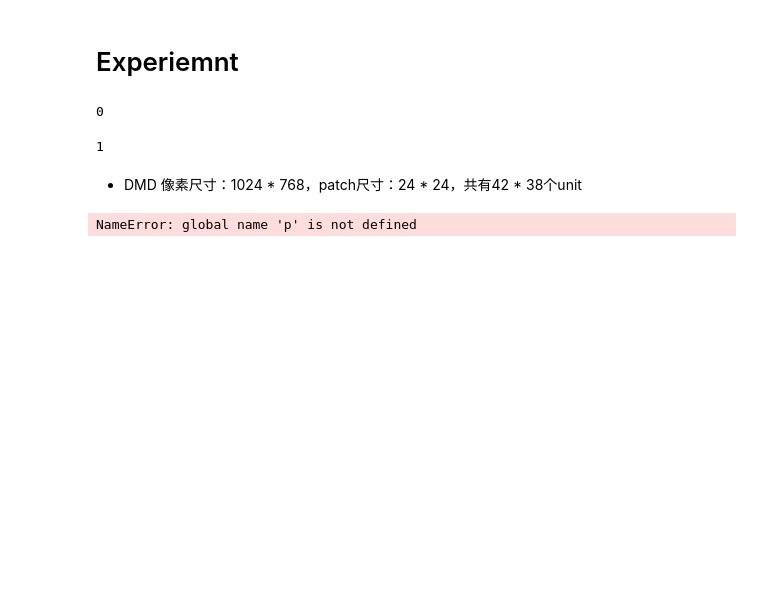
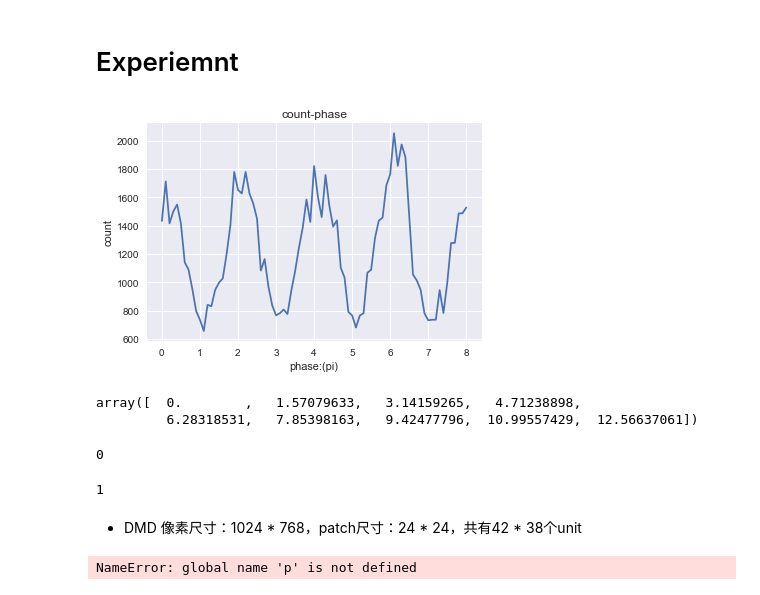
Before and after one commit to ZhonghuaQian/DMD, a Jupyter notebook: DMS+Simulation-Copy1.ipynb, the cells around one changed output. Drawn from its saved outputs; the diff is of its cells as text; code cells hidden in the pictures; blank space fills up the shorter version.

```diff
--- a/DMS+Simulation-Copy1.ipynb
+++ b/DMS+Simulation-Copy1.ipynb
@@ -393,4 +372,54 @@ print a[:,:,0]
 # %% [markdown]
 # Experiemnt
+# %%
+total_area = (200, 500, 350, 650)
+patch_size = {"patch_row":20, "patch_col": 20}
+patch_row, patch_col = patch_size["patch_row"], patch_size["patch_col"]
+#标准化的区域，第一个像素坐标是(0, 0)
+normal_area = (0, total_area[1]-total_area[0], 0, total_area[3]-total_area[2])
+# patch_size必须要被整除
+if normal_area[1] % patch_size["patch_row"]!=0:
+    print "patch_row必须要被整除,请重新选定patch_row大小"
+
+if normal_area[3] % patch_size["patch_col"]!=0:
+    print "patch_row必须要被整除,请重新选定patch_row大小"
+
+
+rblock = int(normal_area[1] / patch_row)
+cblock = int(normal_area[3] / patch_col)
+ref_row = int(rblock / 2)
+ref_col = int(cblock / 2)
+sam_row = 4
+sam_col = 4
+# 以中心区域作为参考patch
+ref_patch = (total_area[0] + ref_row * patch_row, total_area[0] + (ref_row + 1) * patch_row,
+             total_area[2] + ref_col * patch_col, total_area[2] + (ref_col + 1) * patch_col)
+ref_pattern = grate(theta=pi/4, a=1, d=8,phase=0, show=False) * select((ref_patch,))
+
+sam_patch = (total_area[0] + sam_row * patch_row, total_area[0] + (sam_row + 1) * patch_row,
+             total_area[2] + sam_col * patch_col, total_area[2] + (sam_col + 1) * patch_col)
+phase_lst = np.linspace(0, 8*pi, 81)
+count_lst = []
+for p in phase_lst:
+    sam_pattern = grate(theta=pi/4, a=1, d=8, phase=p, show=False) * select((sam_patch,))
+    pattern = ref_pattern + sam_pattern
+    img_name = "tmp.jpg"
+    save_pattern(pattern, img_name, show=False)
+    if Demo(img_name)!= 0:
+        print "没有正常加载图像"
+    count_lst.append(float(getCounts()))
+
+plt.plot(phase_lst/pi, count_lst)
+plt.title("count-phase")
+plt.xlabel("phase:(pi)")
+plt.ylabel("count")
+plt.show()
+# %% [output]
+[figure, added]
+# %%
+np.linspace(0, 4*pi, 9)
+# %% [output]
+array([  0.        ,   1.57079633,   3.14159265,   4.71238898,
+         6.28318531,   7.85398163,   9.42477796,  10.99557429,  12.56637061])
 # %%
 total_area = (200, 500, 350, 650)
```
Also changed, not shown: parts of 12 cells of this notebook, 16 other files.
